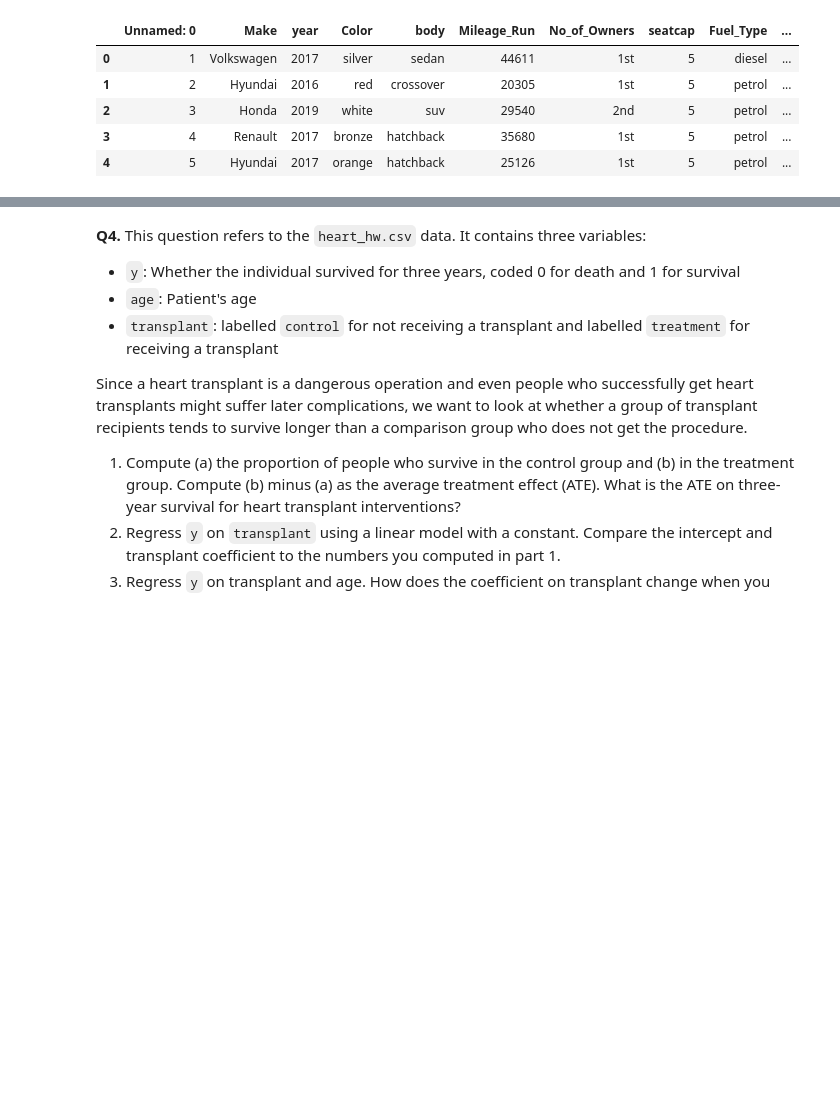
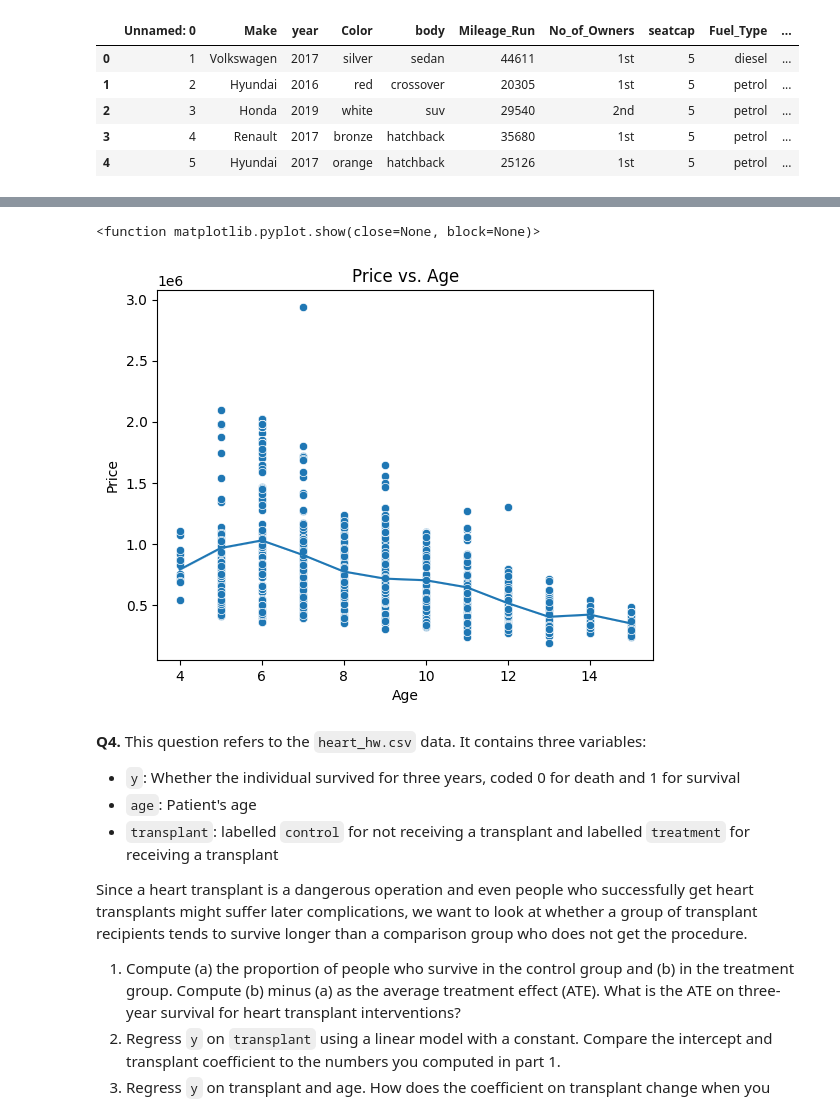
Before and after one commit to EmmyB47/undergrad_ml_assignments, a Jupyter notebook: 03_assignment_linear_models.ipynb, the cells around one changed output, grey strips where cells are left out. Cells and saved outputs as stored; diff of their text form; code cells hidden in the pictures; blank space fills up the shorter version.

```diff
--- a/03_assignment_linear_models.ipynb
+++ b/03_assignment_linear_models.ipynb
@@ -255,3 +358,31 @@ kf = KF
+# %%
+# part 4
+
+x = cars[['age']]
+y = cars['price']
+
+poly = PolynomialFeatures(degree=best_degree, include_bias=False)
+x_poly = poly.fit_transform(x)
+
+model = LinearRegression()
+model.fit(x_poly, y)
+
+y_pred = model.predict(x_poly)
+
+sort_index = np.argsort(cars['age'])
+sort_age = cars['age'].iloc[sort_index]
+sort_price = cars['price'].iloc[sort_index]
+sort_price_pred = y_pred[sort_index]
+
+sns.scatterplot(x=cars['age'], y=y)
+sns.lineplot(x=sort_age, y=sort_price_pred)
+plt.title("Price vs. Age")
+plt.xlabel("Age")
+plt.ylabel("Price")
+plt.show
+# %% [output]
+<function matplotlib.pyplot.show(close=None, block=None)>
+[figure, added]
 # %% [markdown]
 **Q4.** This question refers to the `heart_hw.csv` data. It contains three variables:
 
```
Also changed, not shown: parts of 28 cells of this notebook.
